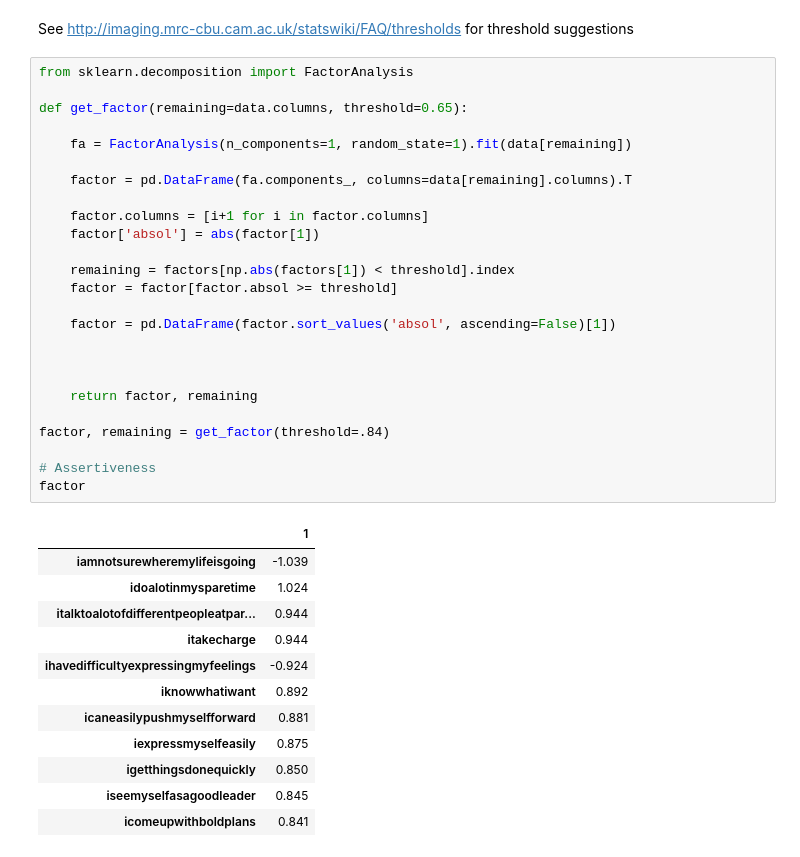
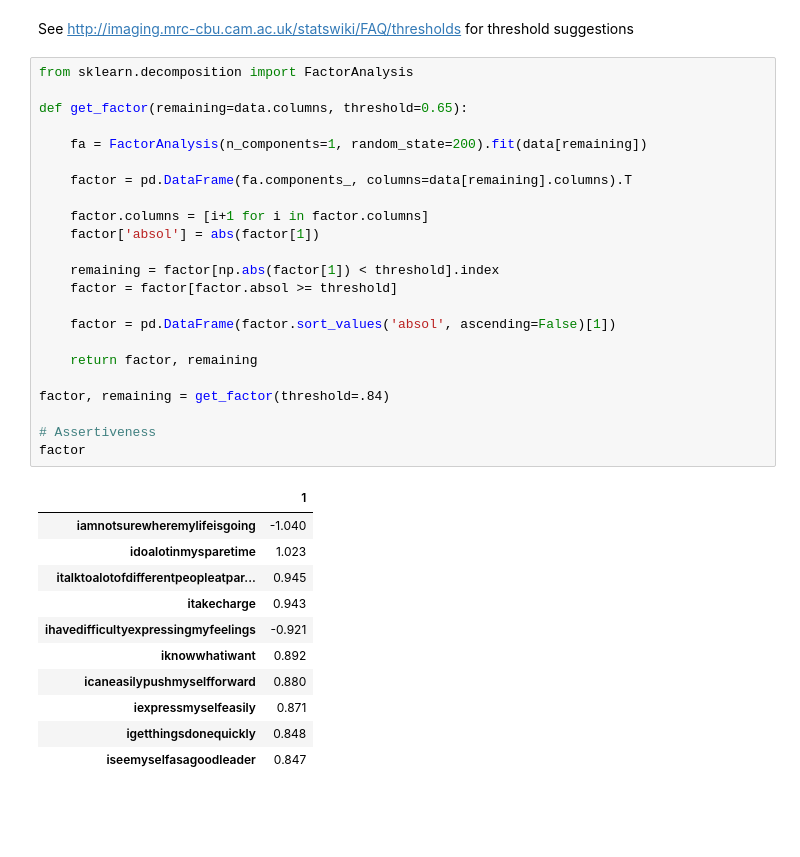
Before and after one commit to vincefav/factor-analysis, a Jupyter notebook: AB5C Factor analysis.ipynb, the cells around one changed output. Drawn from its saved outputs; the diff is of its cells as text; blank space fills up the shorter version.

```diff
--- a/AB5C Factor analysis.ipynb
+++ b/AB5C Factor analysis.ipynb
@@ -19,38 +19,35 @@ See http://imaging.mrc-cbu.cam.ac.uk/statswiki/FAQ/thresholds for threshold sugg
 # %%
 from sklearn.decomposition import FactorAnalysis
 
 def get_factor(remaining=data.columns, threshold=0.65):
 
-    fa = FactorAnalysis(n_components=1, random_state=1).fit(data[remaining])
+    fa = FactorAnalysis(n_components=1, random_state=200).fit(data[remaining])
 
     factor = pd.DataFrame(fa.components_, columns=data[remaining].columns).T
 
     factor.columns = [i+1 for i in factor.columns]
     factor['absol'] = abs(factor[1])
 
-    remaining = factors[np.abs(factors[1]) < threshold].index
+    remaining = factor[np.abs(factor[1]) < threshold].index
     factor = factor[factor.absol >= threshold]
 
     factor = pd.DataFrame(factor.sort_values('absol', ascending=False)[1])
-
-
 
     return factor, remaining
 
 factor, remaining = get_factor(threshold=.84)
 
 # Assertiveness
 factor
 # %% [output]
 |  | 1 |
-| iamnotsurewheremylifeisgoing | -1.039 |
-| idoalotinmysparetime | 1.024 |
-| italktoalotofdifferentpeopleatpar... | 0.944 |
-| itakecharge | 0.944 |
-| ihavedifficultyexpressingmyfeelings | -0.924 |
+| iamnotsurewheremylifeisgoing | -1.040 |
+| idoalotinmysparetime | 1.023 |
+| italktoalotofdifferentpeopleatpar... | 0.945 |
+| itakecharge | 0.943 |
+| ihavedifficultyexpressingmyfeelings | -0.921 |
 | iknowwhatiwant | 0.892 |
-| icaneasilypushmyselfforward | 0.881 |
-| iexpressmyselfeasily | 0.875 |
-| igetthingsdonequickly | 0.850 |
-| iseemyselfasagoodleader | 0.845 |
-| icomeupwithboldplans | 0.841 |
+| icaneasilypushmyselfforward | 0.880 |
+| iexpressmyselfeasily | 0.871 |
+| igetthingsdonequickly | 0.848 |
+| iseemyselfasagoodleader | 0.847 |
```
Also changed, not shown: parts of 9 cells of this notebook.
